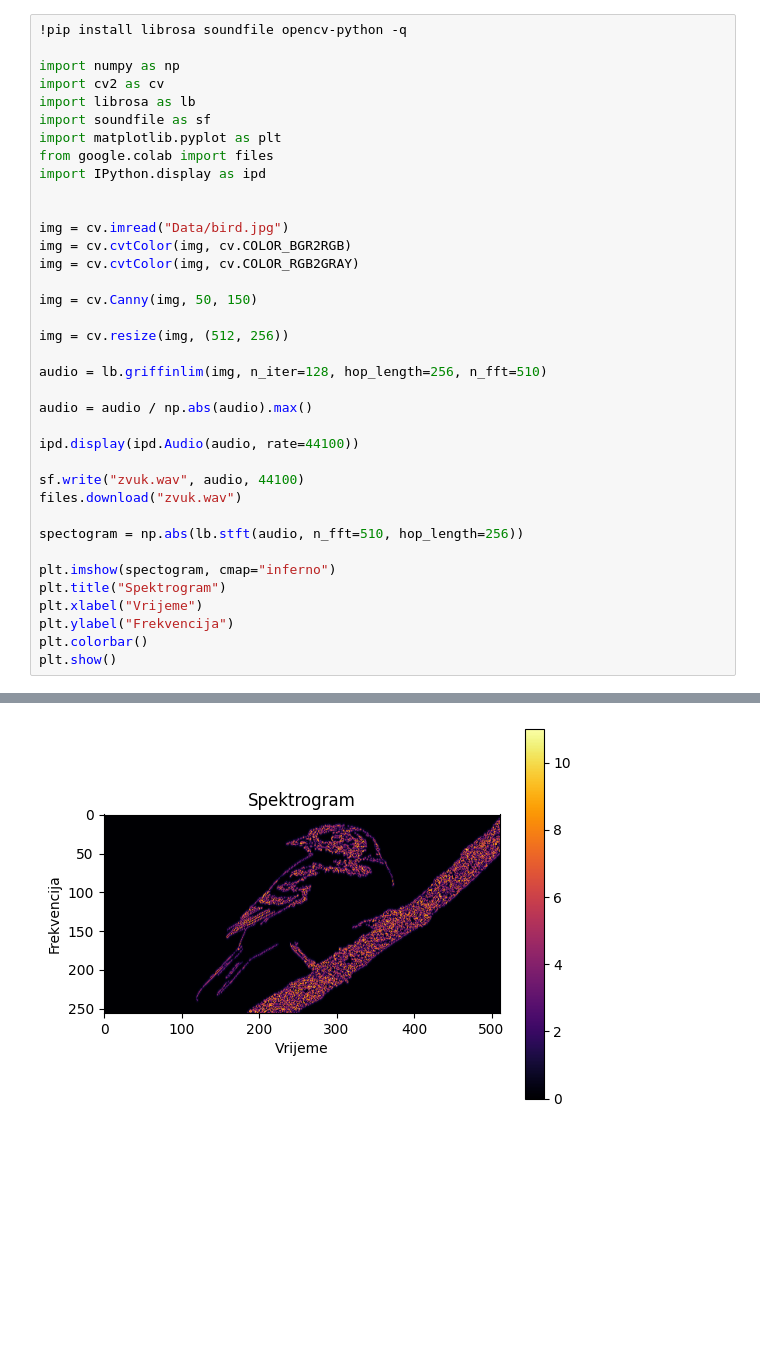
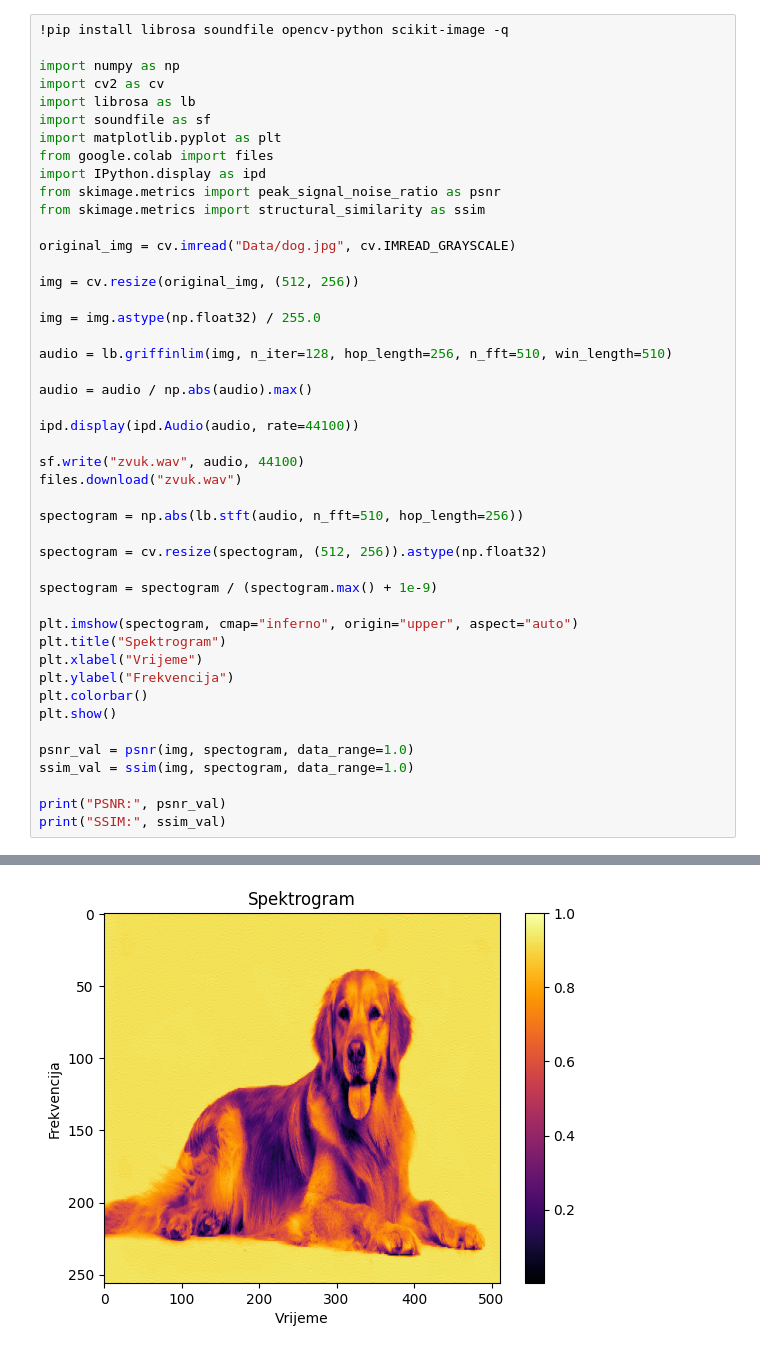
Before and after one commit to GalaxyNostalgia/OSIRV, a Jupyter notebook: OSIRVProjekt.ipynb, the cells around one changed output, grey strips where cells are left out. Cells and saved outputs as stored; diff of their text form; blank space fills up the shorter version.

Commit message:
Poboljšao projekt po uputama, maknio edge detection i radio na grayscale slici uz normalizaciju spektograma

```diff
--- a/OSIRVProjekt.ipynb
+++ b/OSIRVProjekt.ipynb
@@ -1,42 +1,51 @@
 # %%
-!pip install librosa soundfile opencv-python -q
+!pip install librosa soundfile opencv-python scikit-image -q
 
 import numpy as np
 import cv2 as cv
 import librosa as lb
 import soundfile as sf
 import matplotlib.pyplot as plt
 from google.colab import files
 import IPython.display as ipd
+from skimage.metrics import peak_signal_noise_ratio as psnr
+from skimage.metrics import structural_similarity as ssim
 
+original_img = cv.imread("Data/dog.jpg", cv.IMREAD_GRAYSCALE)
 
-img = cv.imread("Data/bird.jpg")
-img = cv.cvtColor(img, cv.COLOR_BGR2RGB)
-img = cv.cvtColor(img, cv.COLOR_RGB2GRAY)
+img = cv.resize(original_img, (512, 256))
 
-img = cv.Canny(img, 50, 150)
+img = img.astype(np.float32) / 255.0
 
-img = cv.resize(img, (512, 256))
-
-audio = lb.griffinlim(img, n_iter=128, hop_length=256, n_fft=510)
+audio = lb.griffinlim(img, n_iter=128, hop_length=256, n_fft=510, win_length=510)
 
 audio = audio / np.abs(audio).max()
 
 ipd.display(ipd.Audio(audio, rate=44100))
 
 sf.write("zvuk.wav", audio, 44100)
 files.download("zvuk.wav")
 
 spectogram = np.abs(lb.stft(audio, n_fft=510, hop_length=256))
 
-plt.imshow(spectogram, cmap="inferno")
+spectogram = cv.resize(spectogram, (512, 256)).astype(np.float32)
+
+spectogram = spectogram / (spectogram.max() + 1e-9)
+
+plt.imshow(spectogram, cmap="inferno", origin="upper", aspect="auto")
 plt.title("Spektrogram")
 plt.xlabel("Vrijeme")
 plt.ylabel("Frekvencija")
 plt.colorbar()
 plt.show()
+
+psnr_val = psnr(img, spectogram, data_range=1.0)
+ssim_val = ssim(img, spectogram, data_range=1.0)
+
+print("PSNR:", psnr_val)
+print("SSIM:", ssim_val)
 # %% [output]
 [interactive output not drawn]
 [interactive output not drawn]
 [interactive output not drawn]
-[figure, old version]
+[figure, new version]
```
Also changed, not shown: parts of 1 cell of this notebook.
